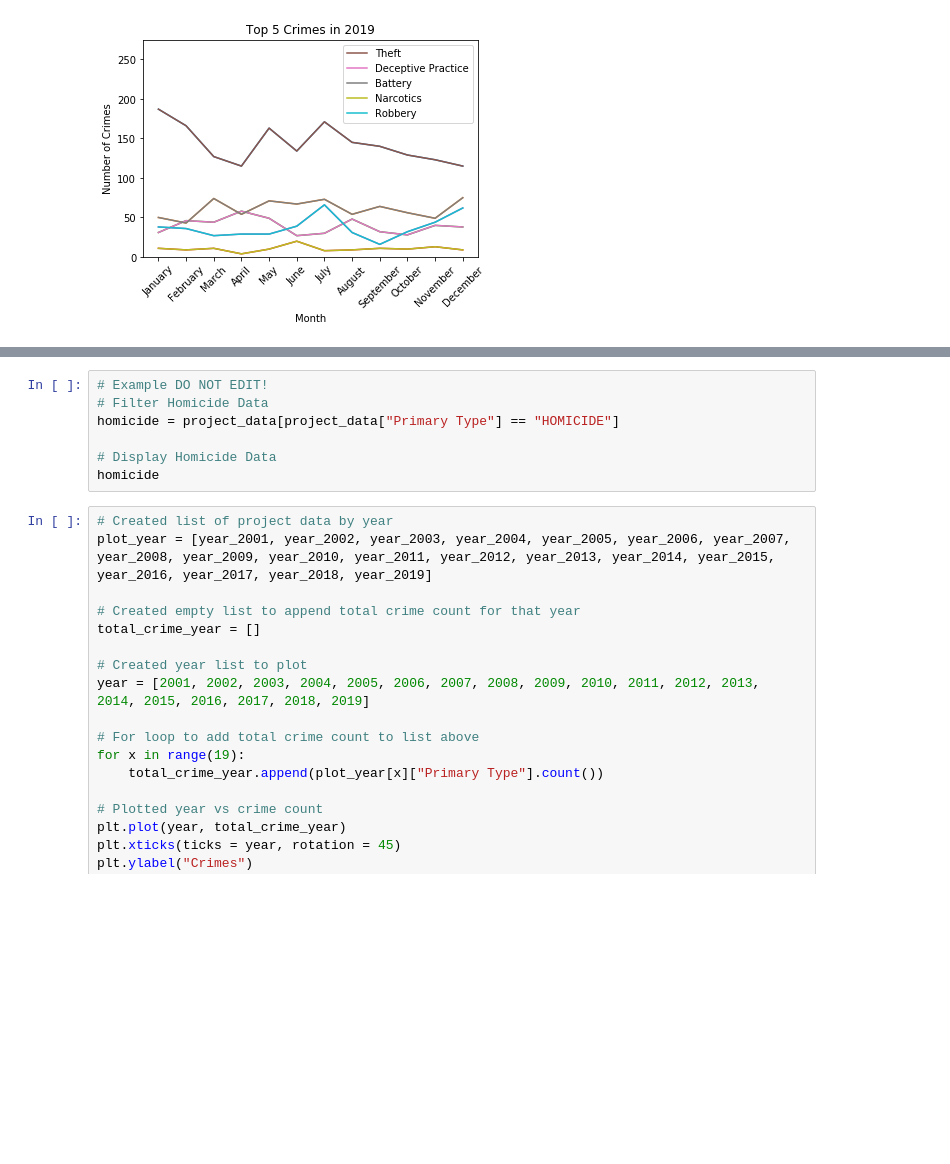
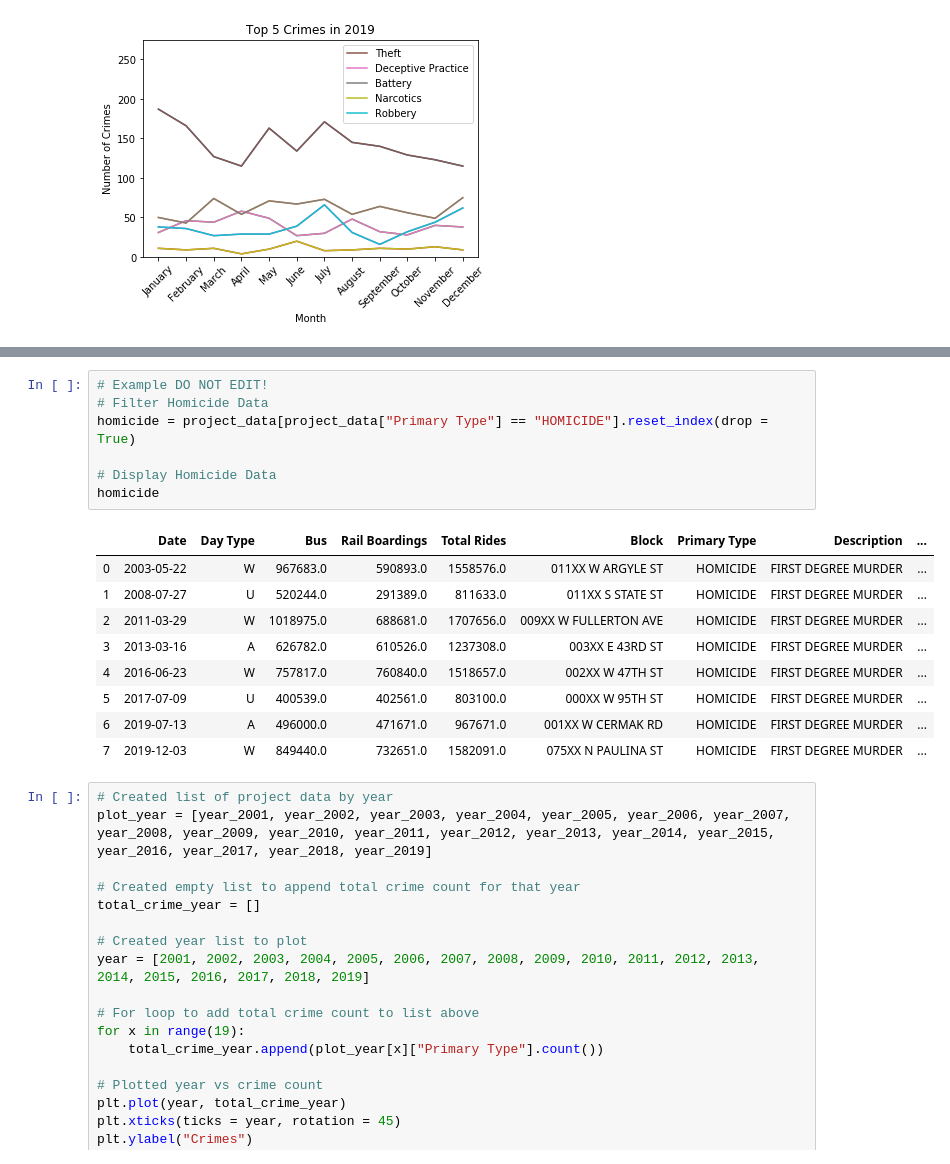
Before and after one commit to o0oo000o0o0o/Project-1, a Jupyter notebook: project.ipynb, the cells around one changed output, grey strips where cells are left out. Saved outputs shown, nothing was run; the diff lists cells and outputs as text; blank space fills up the shorter version.

```diff
--- a/project.ipynb
+++ b/project.ipynb
@@ -262,10 +337,20 @@ january_01_2001
 # %%
 # Example DO NOT EDIT!
 # Filter Homicide Data
-homicide = project_data[project_data["Primary Type"] == "HOMICIDE"]
+homicide = project_data[project_data["Primary Type"] == "HOMICIDE"].reset_index(drop = True)
 
 # Display Homicide Data
 homicide
+# %% [output]
+|  | Date | Day Type | Bus | Rail Boardings | Total Rides | Block | Primary Type | Description | ... |
+| 0 | 2003-05-22 | W | 967683.0 | 590893.0 | 1558576.0 | 011XX W ARGYLE ST | HOMICIDE | FIRST DEGREE MURDER | ... |
+| 1 | 2008-07-27 | U | 520244.0 | 291389.0 | 811633.0 | 011XX S STATE ST | HOMICIDE | FIRST DEGREE MURDER | ... |
+| 2 | 2011-03-29 | W | 1018975.0 | 688681.0 | 1707656.0 | 009XX W FULLERTON AVE | HOMICIDE | FIRST DEGREE MURDER | ... |
+| 3 | 2013-03-16 | A | 626782.0 | 610526.0 | 1237308.0 | 003XX E 43RD ST | HOMICIDE | FIRST DEGREE MURDER | ... |
+| 4 | 2016-06-23 | W | 757817.0 | 760840.0 | 1518657.0 | 002XX W 47TH ST | HOMICIDE | FIRST DEGREE MURDER | ... |
+| 5 | 2017-07-09 | U | 400539.0 | 402561.0 | 803100.0 | 000XX W 95TH ST | HOMICIDE | FIRST DEGREE MURDER | ... |
+| 6 | 2019-07-13 | A | 496000.0 | 471671.0 | 967671.0 | 001XX W CERMAK RD | HOMICIDE | FIRST DEGREE MURDER | ... |
+| 7 | 2019-12-03 | W | 849440.0 | 732651.0 | 1582091.0 | 075XX N PAULINA ST | HOMICIDE | FIRST DEGREE MURDER | ... |
 # %%
 # Created list of project data by year
 plot_year = [year_2001, year_2002, year_2003, year_2004, year_2005, year_2006, year_2007, year_2008, year_2009, year_2010, year_2011, year_2012, year_2013, year_2014, year_2015, year_2016, year_2017, year_2018, year_2019]
```
Also changed, not shown: parts of 14 cells of this notebook.
